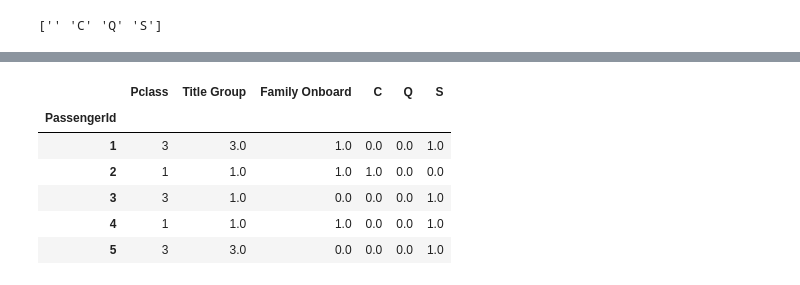
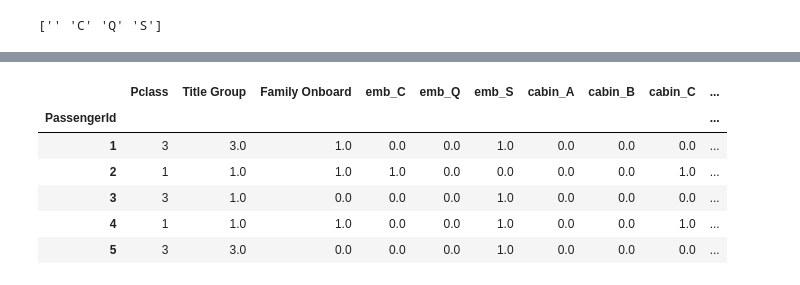
Before and after one commit to IanStone/kaggle_titanic, a Jupyter notebook: notebooks/Train Model.ipynb, the cells around one changed output, grey strips where cells are left out. Drawn from its saved outputs; the diff is of its cells as text; code cells hidden in the pictures.

```diff
--- a/notebooks/Train Model.ipynb
+++ b/notebooks/Train Model.ipynb
@@ -15,6 +15,7 @@ df = titanic.sex_numeric(df)
 df = titanic.name_preprocessing(df)
 df = titanic.group_by_title(df)
 df = titanic.has_family_onboard(df)
+df = titanic.cabin_letter(df)
 df.head()
 # %% [output]
 |  | Survived | Pclass | Name | Sex | Age | SibSp | Parch | Ticket | Fare | Cabin | ... |
@@ -38,5 +39,7 @@ print(col)
 # %%
 emb_df = pd.DataFrame(enc.transform(df[['Embarked']].fillna('')), columns = col, index=df.index)
 emb_df.drop(columns = '', inplace=True)
+for ea in emb_df.columns:
+    emb_df.rename(columns={ea:'emb_' + ea}, inplace=True)
 emb_df.head()
 # %% [output]
@@ -47,3 +50,7 @@ emb_df.head()
 | 3 | 0.0 | 0.0 | 1.0 |
 | 4 | 0.0 | 0.0 | 1.0 |
 | 5 | 0.0 | 0.0 | 1.0 |
+# %%
+enc = OneHotEncoder(sparse=False).fit(X = df[['Cabin Letter']])
+col = enc.categories_[0]
+print(col)
@@ -49,0 +59,6 @@ emb_df.head()
+# %%
+cabin_df = pd.DataFrame(enc.transform(df[['Cabin Letter']]), columns = col, index=df.index)
+cabin_df.drop(columns = '', inplace=True)
+for ea in cabin_df.columns:
+    cabin_df.rename(columns={ea:'cabin_' + ea}, inplace=True)
+cabin_df.head()
@@ -50,12 +73,12 @@ emb_df.head()
 # %%
-# Pclass, title may have too much correlation...
-reg_x = df[['Pclass', 'Title Group', 'Family Onboard']].join(emb_df, how='left')
+reg_x = df[['Pclass','Title Group', 'Family Onboard']].join(emb_df, how='left')
+reg_x = reg_x.join(cabin_df, how='left')
 reg_x.head()
 # %% [output]
-|  | Pclass | Title Group | Family Onboard | C | Q | S |
-| PassengerId |  |  |  |  |  |  |
-| 1 | 3 | 3.0 | 1.0 | 0.0 | 0.0 | 1.0 |
-| 2 | 1 | 1.0 | 1.0 | 1.0 | 0.0 | 0.0 |
-| 3 | 3 | 1.0 | 0.0 | 0.0 | 0.0 | 1.0 |
-| 4 | 1 | 1.0 | 1.0 | 0.0 | 0.0 | 1.0 |
-| 5 | 3 | 3.0 | 0.0 | 0.0 | 0.0 | 1.0 |
+|  | Pclass | Title Group | Family Onboard | emb_C | emb_Q | emb_S | cabin_A | cabin_B | cabin_C | ... |
+| PassengerId |  |  |  |  |  |  |  |  |  | ... |
+| 1 | 3 | 3.0 | 1.0 | 0.0 | 0.0 | 1.0 | 0.0 | 0.0 | 0.0 | ... |
+| 2 | 1 | 1.0 | 1.0 | 1.0 | 0.0 | 0.0 | 0.0 | 0.0 | 1.0 | ... |
+| 3 | 3 | 1.0 | 0.0 | 0.0 | 0.0 | 1.0 | 0.0 | 0.0 | 0.0 | ... |
+| 4 | 1 | 1.0 | 1.0 | 0.0 | 0.0 | 1.0 | 0.0 | 0.0 | 1.0 | ... |
+| 5 | 3 | 3.0 | 0.0 | 0.0 | 0.0 | 1.0 | 0.0 | 0.0 | 0.0 | ... |
```
Also changed, not shown: parts of 14 cells of this notebook, 2 other files.
